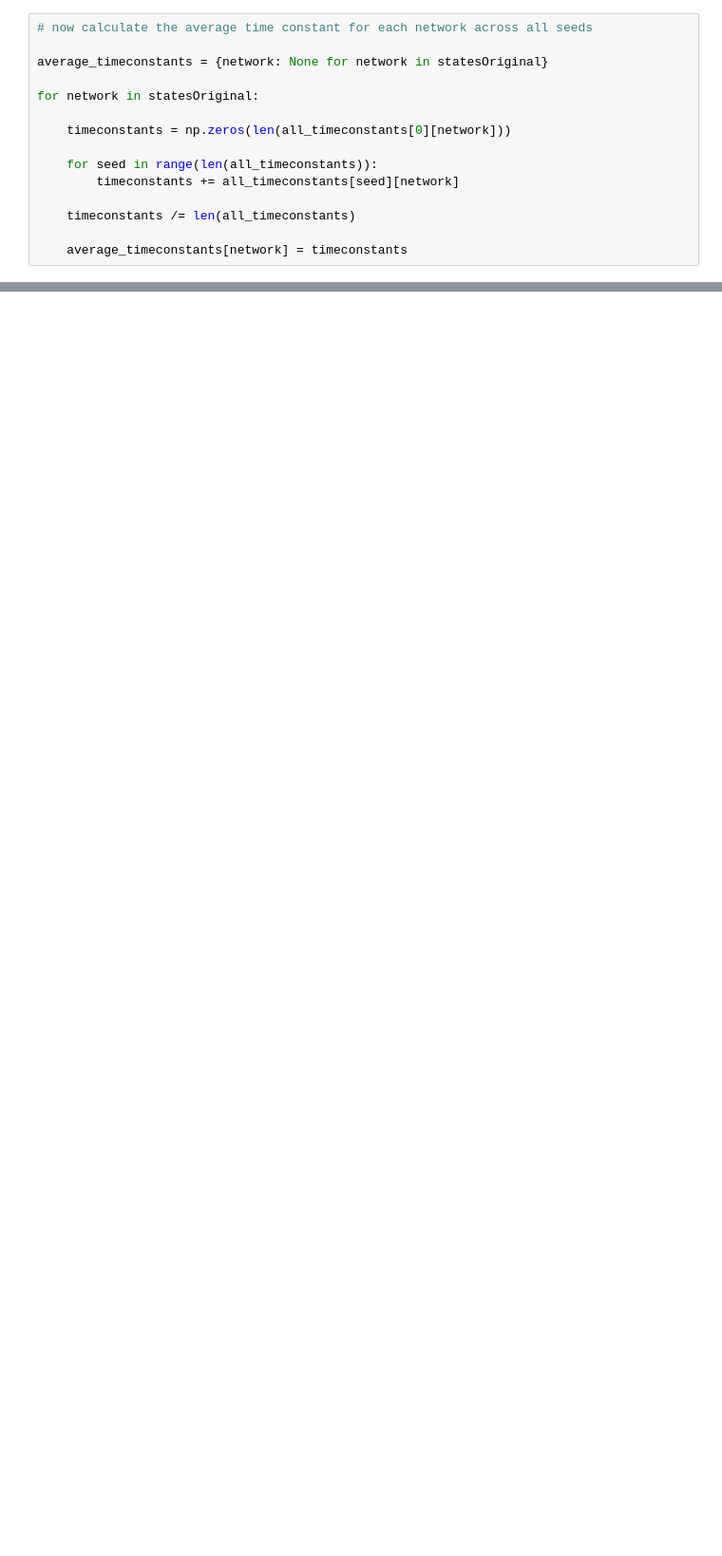
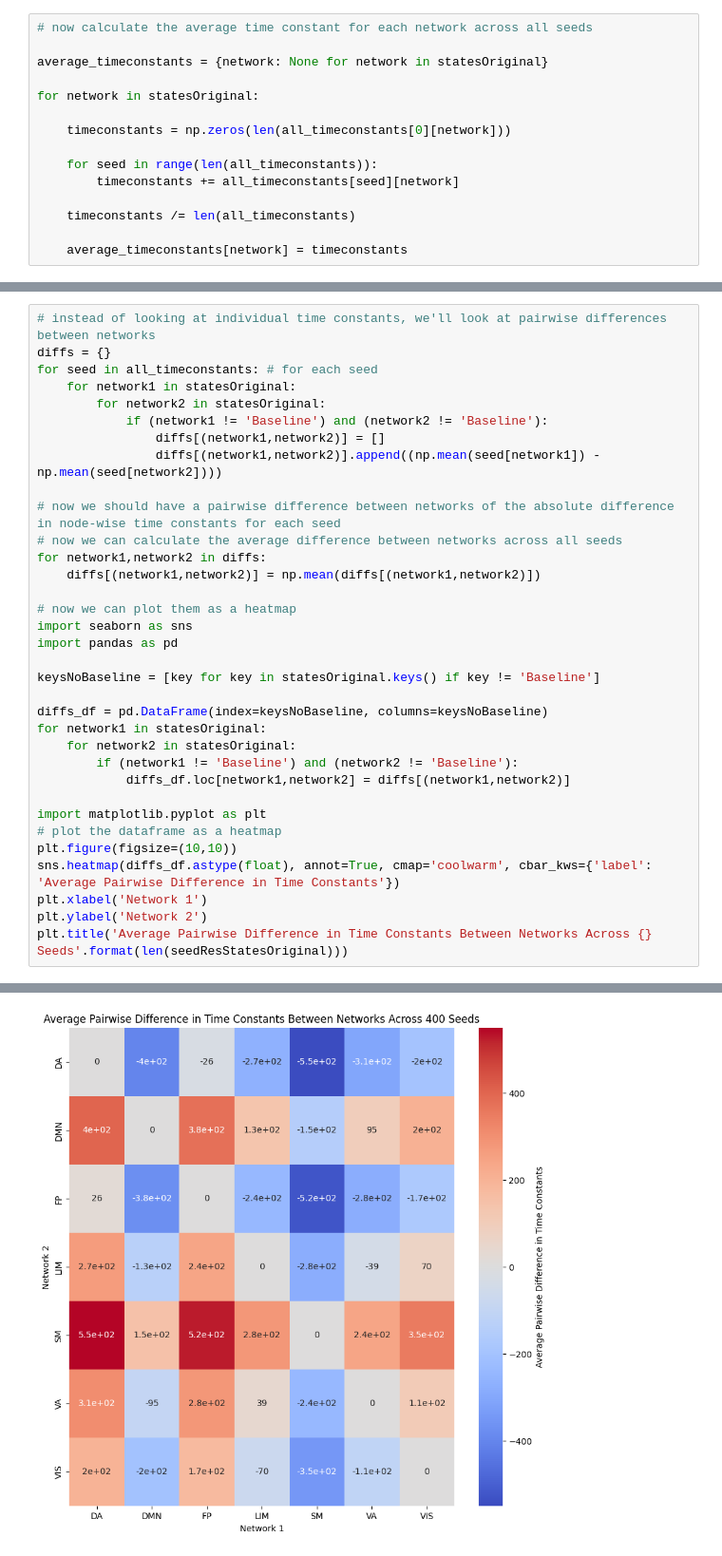
Before and after one commit to orbitalhybridization/NarrativeConn2Res, a Jupyter notebook: AlignmentTimeConsts-Seeds.ipynb, the cells around one changed output, grey strips where cells are left out. Shown: that part at 95% size. Drawn from its saved outputs; the diff is of its cells as text; blank space fills up the shorter version.

```diff
--- a/AlignmentTimeConsts-Seeds.ipynb
+++ b/AlignmentTimeConsts-Seeds.ipynb
@@ -95,0 +106,35 @@ plt.show()
+# %%
+# instead of looking at individual time constants, we'll look at pairwise differences between networks
+diffs = {}
+for seed in all_timeconstants: # for each seed
+    for network1 in statesOriginal:
+        for network2 in statesOriginal:
+            if (network1 != 'Baseline') and (network2 != 'Baseline'):
+                diffs[(network1,network2)] = []
+                diffs[(network1,network2)].append((np.mean(seed[network1]) - np.mean(seed[network2])))
+
+# now we should have a pairwise difference between networks of the absolute difference in node-wise time constants for each seed
+# now we can calculate the average difference between networks across all seeds
+for network1,network2 in diffs:
+    diffs[(network1,network2)] = np.mean(diffs[(network1,network2)])
+
+# now we can plot them as a heatmap
+import seaborn as sns
+import pandas as pd
+
+keysNoBaseline = [key for key in statesOriginal.keys() if key != 'Baseline']
+
+diffs_df = pd.DataFrame(index=keysNoBaseline, columns=keysNoBaseline)
+for network1 in statesOriginal:
+    for network2 in statesOriginal:
+        if (network1 != 'Baseline') and (network2 != 'Baseline'):
+            diffs_df.loc[network1,network2] = diffs[(network1,network2)]
+
+import matplotlib.pyplot as plt
+# plot the dataframe as a heatmap
+plt.figure(figsize=(10,10))
+sns.heatmap(diffs_df.astype(float), annot=True, cmap='coolwarm', cbar_kws={'label': 'Average Pairwise Difference in Time Constants'})
+plt.xlabel('Network 1')
+plt.ylabel('Network 2')
+plt.title('Average Pairwise Difference in Time Constants Between Networks Across {} Seeds'.format(len(seedResStatesOriginal)))
+# %% [output]
@@ -95,0 +142 @@ plt.show()
+[figure, added]
```
Also changed, not shown: parts of 7 cells of this notebook, 25 other files.
